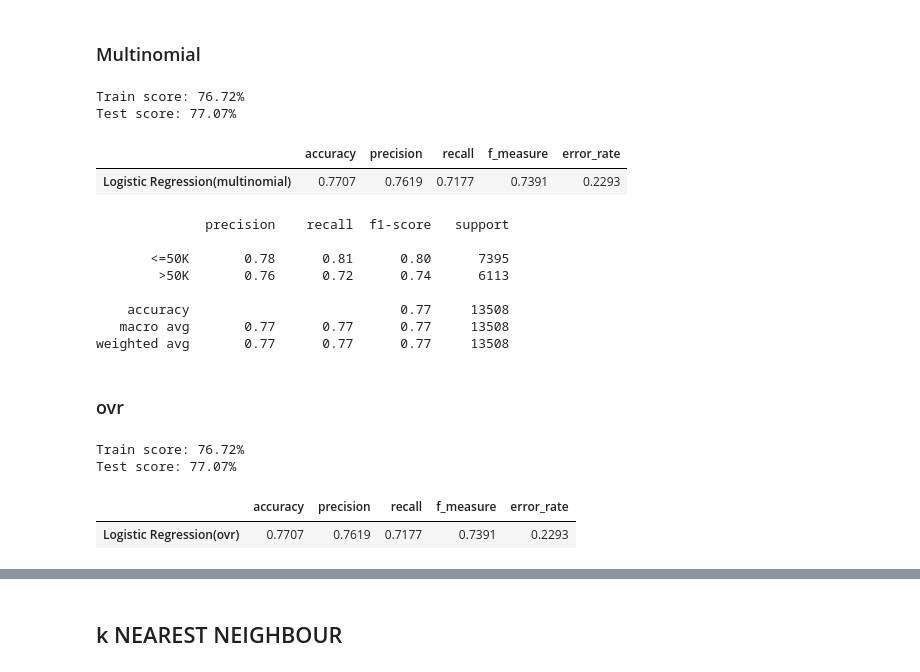
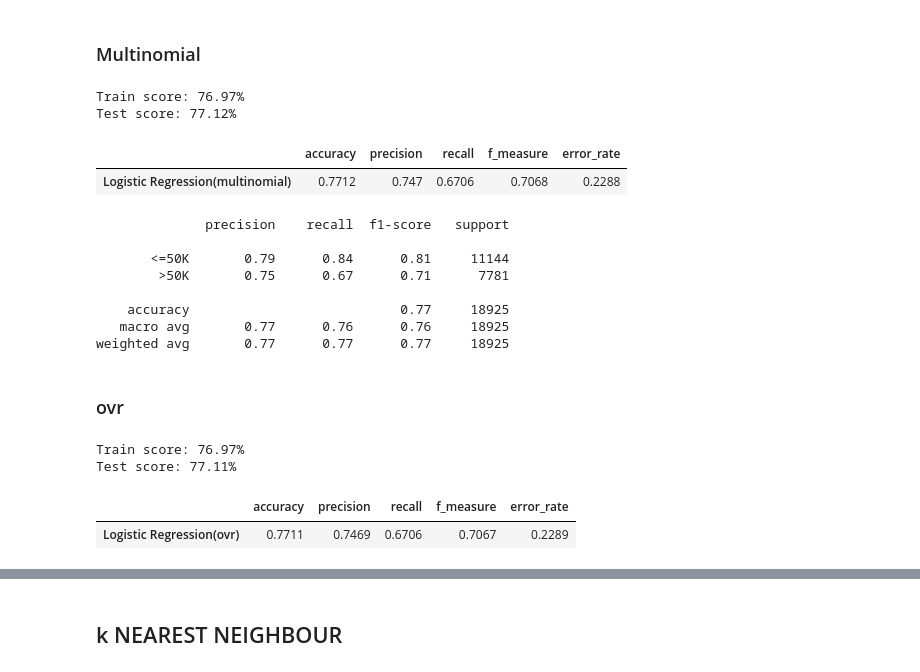
Before and after one commit to adititewari13/Adult-Data_ML, a Jupyter notebook: Adult-Data/income_analysis.ipynb, the cells around one changed output, grey strips where cells are left out. Cells and saved outputs as stored; diff of their text form; code cells hidden in the pictures.

```diff
--- a/Adult-Data/income_analysis.ipynb
+++ b/Adult-Data/income_analysis.ipynb
@@ -497,7 +497,7 @@ stand_data = scaled_data
 # %% [markdown]
 # OVERSAMPLING OF DATA
 # %%
-smote = SMOTE(sampling_strategy= 0.82,random_state = 42)
+smote = SMOTE(sampling_strategy= 0.7,random_state = 22)
 
 x_smote, y_smote = smote.fit_resample(stand_data,target)
 
@@ -509,7 +509,7 @@ Resample dataset shape Counter({'<=50K': 37108, '>50K': 30428})
 # %% [markdown]
 # TRAIN-TEST SPLIT
 # %%
-x_train, x_test, y_train, y_test = train_test_split(x_smote, y_smote, test_size = 0.2, random_state = 42)
+x_train, x_test, y_train, y_test = train_test_split(x_smote, y_smote, test_size = 0.3, random_state = 22)
 #training_features, test_features, training_target, test_target = train_test_split(scaled_data, target, test_size = 0.2, random_state = 42)
 # %% [markdown]
 # MODEL BUILDING
@@ -605,7 +605,7 @@ weighted avg       0.82      0.81      0.81     13508
 # %% [markdown]
 ### Gini
 # %%
-clf = RandomForestClassifier(criterion='gini',n_estimators = 100, max_depth=5, random_state = 42)
+clf = RandomForestClassifier(criterion='gini',n_estimators = 200, max_depth=6, random_state = 22)
 clf.fit(x_train, y_train)
 
 rf_gini_train_pred = clf.predict(x_train)
@@ -636,7 +636,7 @@ weighted avg       0.83      0.82      0.82     13508
 # %% [markdown]
 ### Entropy
 # %%
-clf = RandomForestClassifier(criterion='entropy',n_estimators = 100, max_depth=5, random_state = 42)
+clf = RandomForestClassifier(criterion='entropy',n_estimators = 200, max_depth=6, random_state = 22)
 clf.fit(x_train, y_train)
 
 rf_entropy_train_pred = clf.predict(x_train)
@@ -700,38 +700,38 @@ weighted avg       0.77      0.77      0.77     13508
 # %% [markdown]
 ### Multinomial
 # %%
-lr = LogisticRegression(multi_class = 'multinomial', max_iter = 100)
+lr = LogisticRegression(multi_class = 'multinomial', max_iter = 200)
 lr.fit(x_train, y_train)
 
 lr_multin_train_pred = lr.predict(x_train)
 lr_multin_test_pred = lr.predict(x_test)
 
 print(f'Train score: {accuracy_score(y_train, lr_multin_train_pred)*100:.2f}%')
 print(f'Test score: {accuracy_score(y_test, lr_multin_test_pred)*100:.2f}%')
 
 lr_multin_eval = evaluate(y_test, lr_multin_test_pred)
 lr_multin_df = round(pd.DataFrame([lr_multin_eval], index = ['Logistic Regression(multinomial)']),4)
 display(lr_multin_df)
 # %% [output]
-Train score: 76.72%
-Test score: 77.07%
+Train score: 76.97%
+Test score: 77.12%
 |  | accuracy | precision | recall | f_measure | error_rate |
-| Logistic Regression(multinomial) | 0.7707 | 0.7619 | 0.7177 | 0.7391 | 0.2293 |
+| Logistic Regression(multinomial) | 0.7712 | 0.747 | 0.6706 | 0.7068 | 0.2288 |
 # %%
 print(classification_report(y_test,lr_multin_test_pred))
 # %% [output]
               precision    recall  f1-score   support
 
-       <=50K       0.78      0.81      0.80      7395
-        >50K       0.76      0.72      0.74      6113
+       <=50K       0.79      0.84      0.81     11144
+        >50K       0.75      0.67      0.71      7781
 
-    accuracy                           0.77     13508
-   macro avg       0.77      0.77      0.77     13508
-weighted avg       0.77      0.77      0.77     13508
+    accuracy                           0.77     18925
+   macro avg       0.77      0.76      0.76     18925
+weighted avg       0.77      0.77      0.77     18925
 # %% [markdown]
 ### ovr
 # %%
-lr = LogisticRegression(multi_class = 'ovr', max_iter = 100)
+lr = LogisticRegression(multi_class = 'ovr', max_iter = 200)
 lr.fit(x_train, y_train)
 
 lr_ovr_train_pred = lr.predict(x_train)
@@ -744,10 +744,10 @@ lr_ovr_eval = evaluate(y_test, lr_ovr_test_pred)
 lr_ovr_df = round(pd.DataFrame([lr_ovr_eval], index = ['Logistic Regression(ovr)']),4)
 display(lr_ovr_df)
 # %% [output]
-Train score: 76.72%
-Test score: 77.07%
+Train score: 76.97%
+Test score: 77.11%
 |  | accuracy | precision | recall | f_measure | error_rate |
-| Logistic Regression(ovr) | 0.7707 | 0.7619 | 0.7177 | 0.7391 | 0.2293 |
+| Logistic Regression(ovr) | 0.7711 | 0.7469 | 0.6706 | 0.7067 | 0.2289 |
 # %%
 print(classification_report(y_test,lr_ovr_test_pred))
 # %% [output]
```
Also changed, not shown: parts of 21 cells of this notebook.
